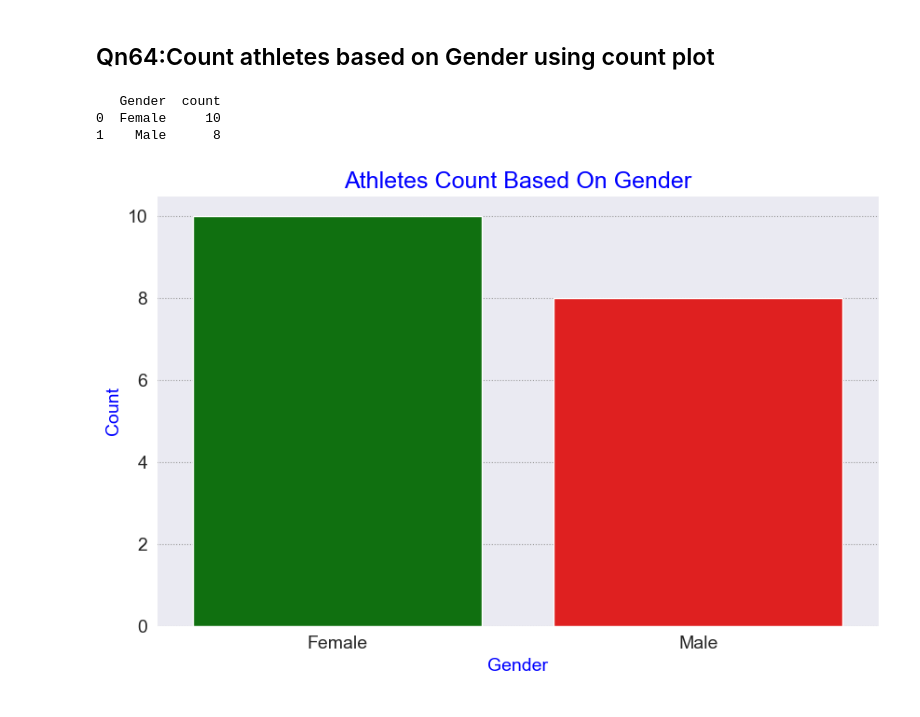
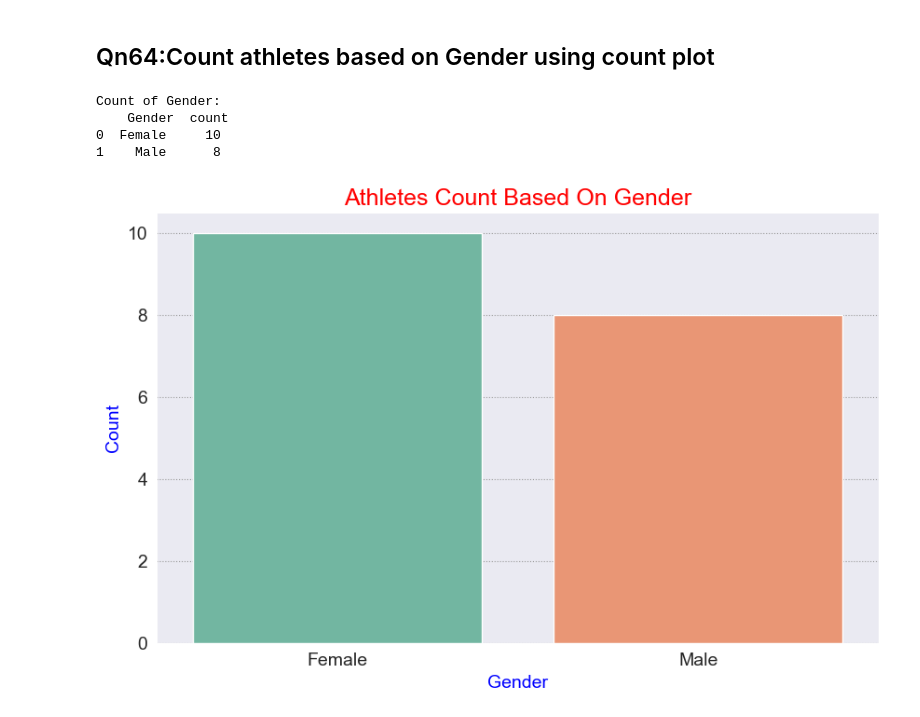
Before and after one commit to Swathikoneti/Team09_HackathonQueens_PythonHackathon_Aug24, a Jupyter notebook: Team09_Uthra.ipynb, the cells around one changed output. Saved outputs shown, nothing was run; the diff lists cells and outputs as text; code cells hidden in the pictures.

```diff
--- a/Team09_Uthra.ipynb
+++ b/Team09_Uthra.ipynb
@@ -118,3 +118,23 @@ Athlete details:
 | 0 | 18 | 12 | 39.7 | 158 | 65 | 168 | triathlon | Male | Latino | Owen | ... |
 # %% [markdown]
 ## Qn56:Display a histogram to show distribution of athletes by sport.
+# %%
+#Count of Athletes By Sport
+print("Count of Athletes By Sport:\n",ath['sport'].value_counts().reset_index())
+
+# Set the style of the plot
+sns.set_style("darkgrid" ,{"grid.color": ".6", "grid.linestyle": ":"})
+
+# Defining plot area
+plt.figure(figsize=(10, 6))
+
+# Assigning x axis with sport
+sns.histplot(x='sport',data=ath,kde=True)
+
+# Assigning title and labels
+plt.title('Athletes Count Based On Sport', fontsize=18, color ='green')
+plt.xlabel('Sport', fontsize=14, color='red');
+plt.ylabel('Count', fontsize=14, color='red');
+plt.xticks(fontsize=14);
+plt.yticks(fontsize=14);
+plt.show()
@@ -241,29 +268,30 @@ Time Spent By Each athlete from Fencing Sport in Zone 5:
 ## Qn64:Count athletes based on Gender using count plot
 # %%
 #Count of Gender
-print(ath['Gender'].value_counts().reset_index())
+print("Count of Gender:\n",ath['Gender'].value_counts().reset_index())
 
 # Set the style of the plot
 sns.set_style("darkgrid" ,{"grid.color": ".6", "grid.linestyle": ":"})
 
 # Defining plot area
 plt.figure(figsize=(10, 6))
 
 #Assigning colors for bars
 palette = {"Male": "Red", "Female": "Green"}
 
 # Assigning x axis with gender
-ax=sns.countplot(x='Gender',data=ath,palette=palette)
+sns.countplot(x='Gender',data=ath,palette='Set2')
 
 # Assigning title and labels
-plt.title('Athletes Count Based On Gender', fontsize=18, color ='Blue')
+plt.title('Athletes Count Based On Gender', fontsize=18, color ='Red')
 plt.xlabel('Gender', fontsize=14, color='blue');
 plt.ylabel('Count', fontsize=14, color='blue');
 plt.xticks(fontsize=14);
 plt.yticks(fontsize=14);
 plt.show()
 # %% [output]
-   Gender  count
+Count of Gender:
+    Gender  count
 0  Female     10
 1    Male      8
-[figure, old version]
+[figure, new version]
```
Also changed, not shown: parts of 1 cell of this notebook.
